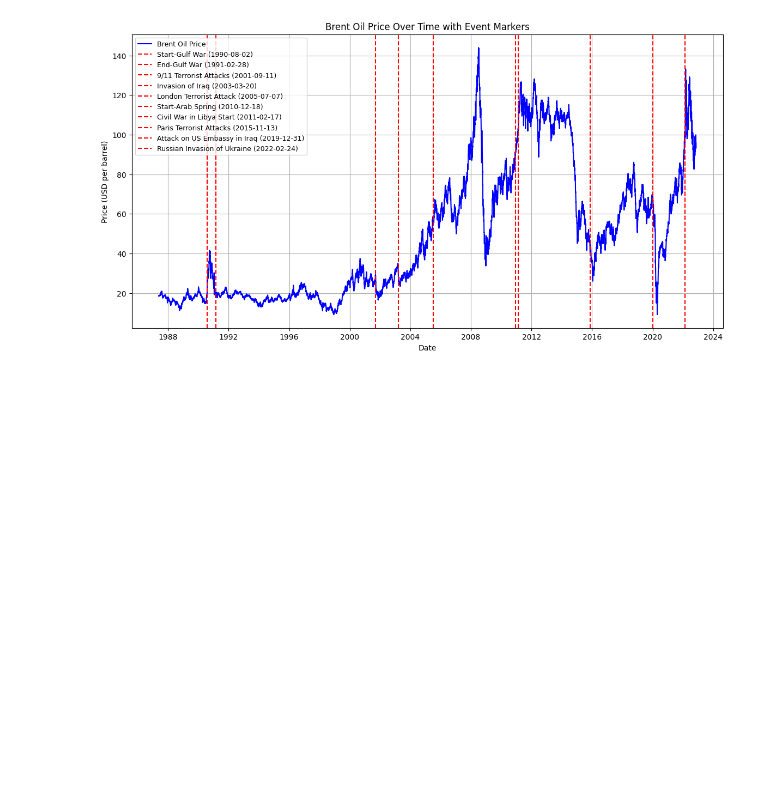
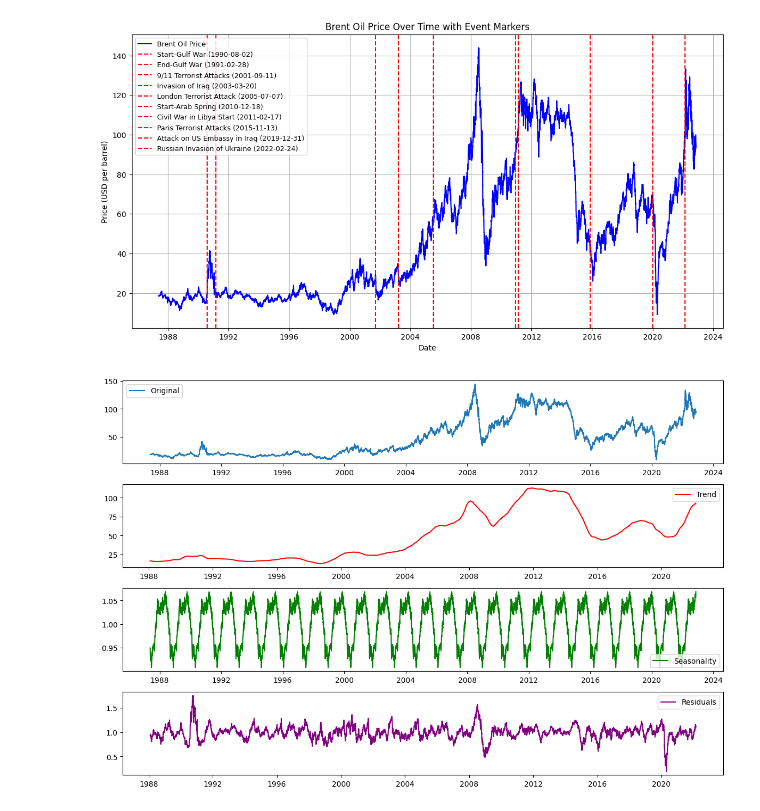
Before and after one commit to dagiteferi/brent-price-change-analysis, a Jupyter notebook: notebooks/eda.ipynb, the cells around one changed output. Saved outputs shown, nothing was run; the diff lists cells and outputs as text; code cells hidden in the pictures; blank space fills up the shorter version.

Commit message:
add visualizer file

```diff
--- a/notebooks/eda.ipynb
+++ b/notebooks/eda.ipynb
@@ -118,3 +119,8 @@ plot_price_trend_over_years(data)
 plot_with_events(data)
 # %% [output]
 [figure]
+# %%
+
+plot_time_series_decomposition(data, column="Price", model="multiplicative")
+# %% [output]
+[figure, added]
```
Also changed, not shown: parts of 6 cells of this notebook, 1 other file.
